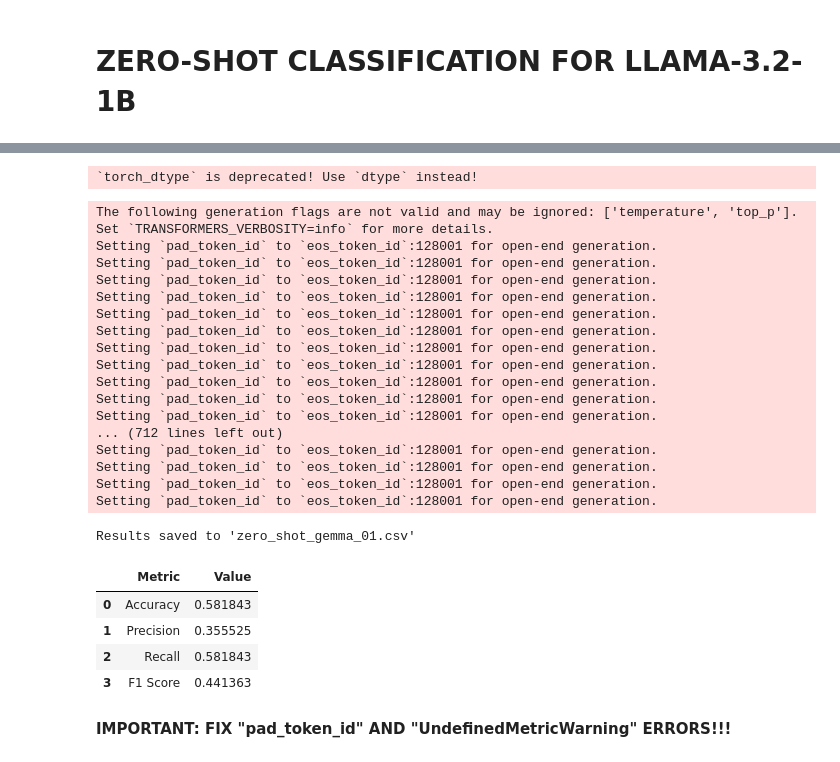
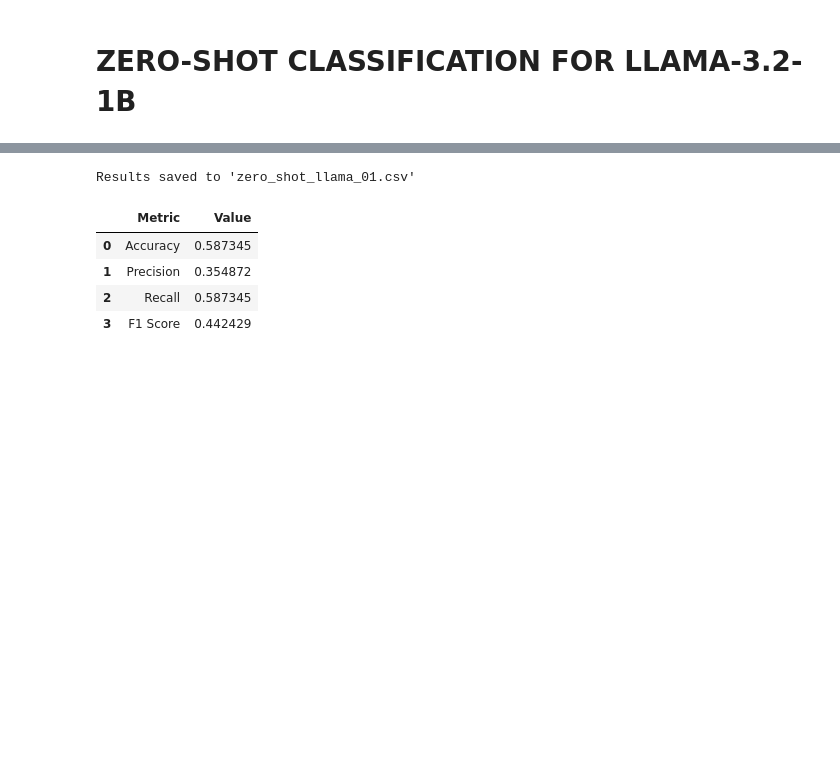
Before and after one commit to Kevinmonitor/TECHNOLOGY-DESIGN-PROJECT, a Jupyter notebook: notebooks/kevin_zero_shot_classification_llama.ipynb, the cells around one changed output, grey strips where cells are left out. Drawn from its saved outputs; the diff is of its cells as text; code cells hidden in the pictures; blank space fills up the shorter version.

```diff
--- a/notebooks/kevin_zero_shot_classification_llama.ipynb
+++ b/notebooks/kevin_zero_shot_classification_llama.ipynb
@@ -5,7 +5,7 @@
 
 import pandas as pd
 
-test_frame = pd.read_csv('../data/processed/fpb_test.csv')
+test_frame = pd.read_csv('fpb_test.csv')
 
 text_col = 'text'  # text
 label_col = 'label' # label
@@ -87,66 +80,66 @@ model = AutoModelForCausalLM.from_pretrained(
     quantization_config=quantization_config
 )
 
-# classify function for zero-shot classification. we don't need any correct samples, just load and go
+# classify function (zero-shot, no samples)
 def classify(text, candidate_labels):
-    prompt = f"Classify the following text into one of these categories: {', '.join(candidate_labels)}.\n\nText: {text}\nCategory:"
+
+    prompt = f"Categories of text: {', '.join(candidate_labels)}.\n"
+
+    prompt += f"Classify the text below into one out of the five categories above."
+
+    prompt += f"Text: ' {text}'\nCategory: "
+
+    #print(prompt)
+
     inputs = tokenizer(prompt, return_tensors="pt").to(model.device)
-    output = model.generate(**inputs, max_new_tokens=10, do_sample=False)
-    response = tokenizer.decode(output[0], skip_special_tokens=True)
-    prediction = response.split("Category:")[-1].strip().lower()
+    output = model.generate(**inputs, max_new_tokens=50, do_sample=False, pad_token_id=tokenizer.eos_token_id)
 
-    # Find the best match in candidate labels
+    # Decode only the newly generated tokens, skipping the input prompt
+    generated_token_ids = output[0][inputs.input_ids.shape[1]:]
+    generated_text = tokenizer.decode(generated_token_ids, skip_special_tokens=True).strip()
+
+    predicted_label = "Unknown" # default value
+
+    # remove any "category" labels that may be left in the generated text
+    cleaned_generated_text = generated_text.replace("Category: ", "").strip()
+
+    # case-insensitive matching
+    generated_text_lower = cleaned_generated_text.lower()
+
+    # Attempt to find the best match by checking if the label is *in* the generated text
     for label in candidate_labels:
-        if label.lower() in prediction:
-            return label
-    return "unknown" # did something go wrong?
+        if label.lower() in generated_text_lower:
+            predicted_label = label
+            break
+
+    return predicted_label
 
 # time to evaluate!
 y_true = test_frame[label_col].tolist() # all the correct labels
 y_pred = [classify(text, unique_labels) for text in test_frame[text_col]] # all the predicted labels
 
 # basic metrics
 accuracy = accuracy_score(y_true, y_pred)
 precision, recall, f1, _ = precision_recall_fscore_support(y_true, y_pred, average='weighted')
 
 # export metrics
 results_dict = {
     'Metric': ['Accuracy', 'Precision', 'Recall', 'F1 Score'],
     'Value': [accuracy, precision, recall, f1]
 }
 
 # create dataframe
 results_df = pd.DataFrame(results_dict)
 
 # export to csv
 results_df.to_csv('zero_shot_llama_01.csv', index=False)
 
 print("Results saved to 'zero_shot_llama_01.csv'")
 display(results_df)
 # %% [output]
-`torch_dtype` is deprecated! Use `dtype` instead!
+Results saved to 'zero_shot_llama_01.csv'
-The following generation flags are not valid and may be ignored: ['temperature', 'top_p']. Set `TRANSFORMERS_VERBOSITY=info` for more details.
-Setting `pad_token_id` to `eos_token_id`:128001 for open-end generation.
-Setting `pad_token_id` to `eos_token_id`:128001 for open-end generation.
-Setting `pad_token_id` to `eos_token_id`:128001 for open-end generation.
-Setting `pad_token_id` to `eos_token_id`:128001 for open-end generation.
-Setting `pad_token_id` to `eos_token_id`:128001 for open-end generation.
-Setting `pad_token_id` to `eos_token_id`:128001 for open-end generation.
-Setting `pad_token_id` to `eos_token_id`:128001 for open-end generation.
-Setting `pad_token_id` to `eos_token_id`:128001 for open-end generation.
-Setting `pad_token_id` to `eos_token_id`:128001 for open-end generation.
-Setting `pad_token_id` to `eos_token_id`:128001 for open-end generation.
-Setting `pad_token_id` to `eos_token_id`:128001 for open-end generation.
-... (712 lines left out)
-Setting `pad_token_id` to `eos_token_id`:128001 for open-end generation.
-Setting `pad_token_id` to `eos_token_id`:128001 for open-end generation.
-Setting `pad_token_id` to `eos_token_id`:128001 for open-end generation.
-Setting `pad_token_id` to `eos_token_id`:128001 for open-end generation.
-Results saved to 'zero_shot_gemma_01.csv'
 |  | Metric | Value |
-| 0 | Accuracy | 0.581843 |
-| 1 | Precision | 0.355525 |
-| 2 | Recall | 0.581843 |
-| 3 | F1 Score | 0.441363 |
+| 0 | Accuracy | 0.587345 |
+| 1 | Precision | 0.354872 |
+| 2 | Recall | 0.587345 |
+| 3 | F1 Score | 0.442429 |
-# %% [markdown]
-**IMPORTANT: FIX "pad_token_id" AND "UndefinedMetricWarning" ERRORS!!!**
```
Also changed, not shown: parts of 2 cells of this notebook, 1 other file.
